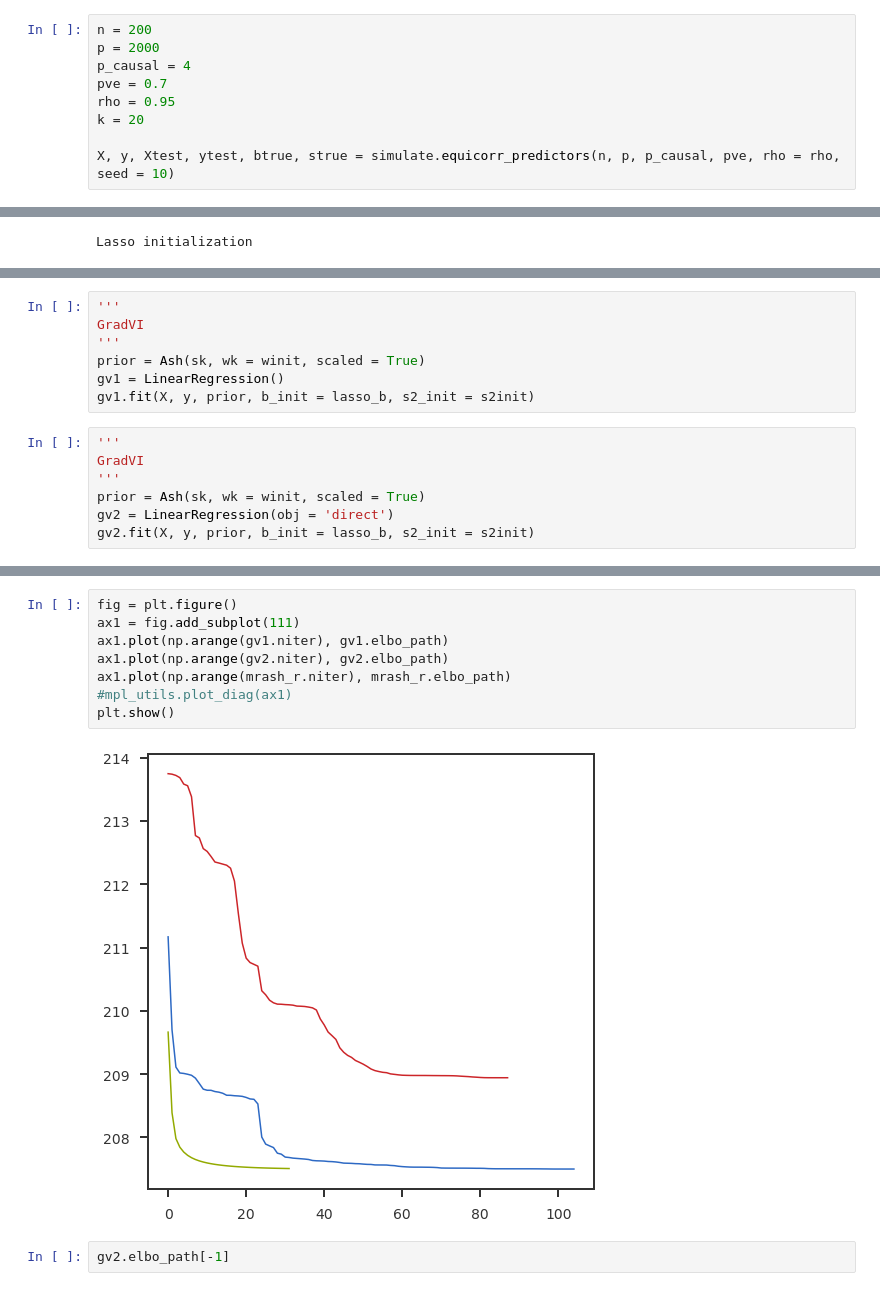
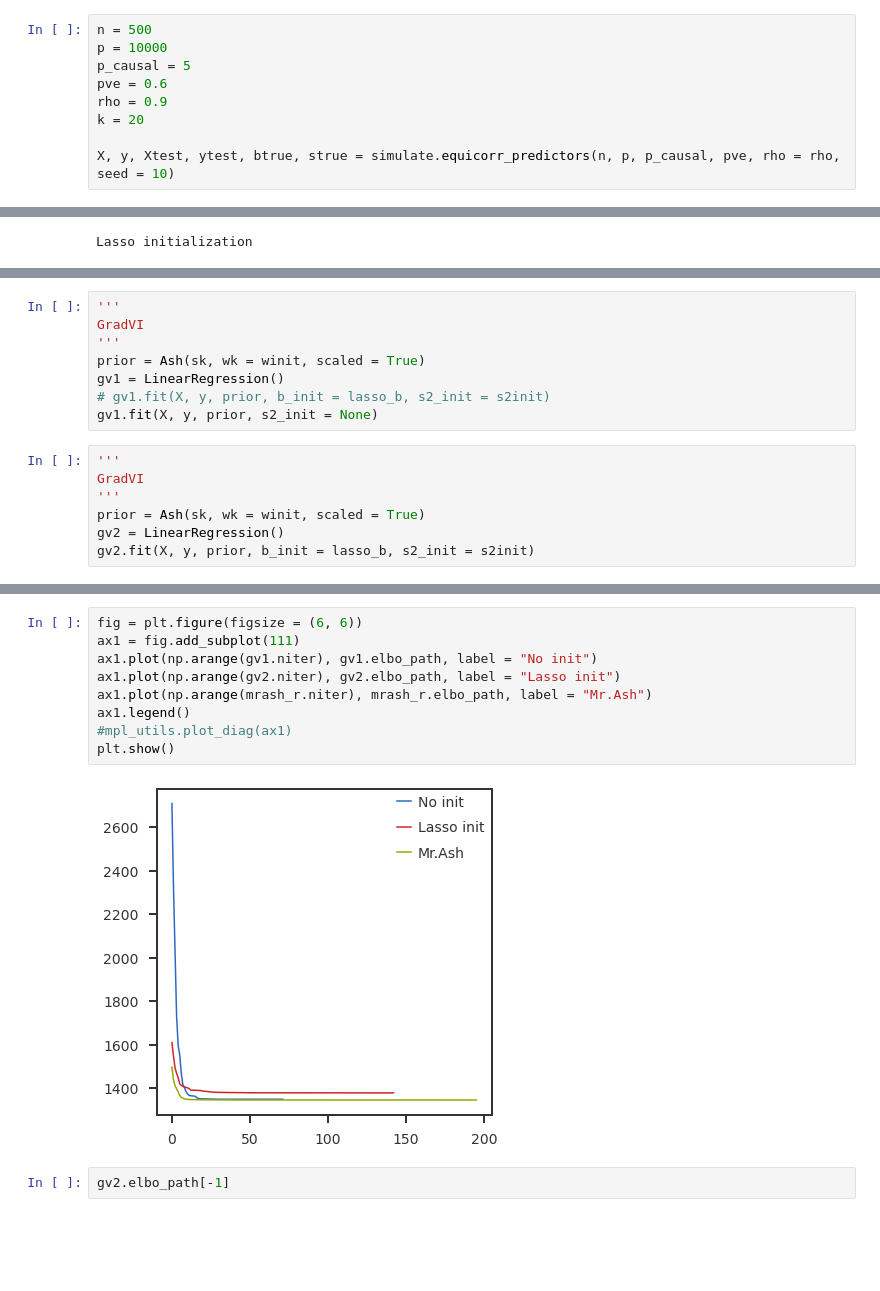
Before and after one commit to banskt/mr-ash-pen-workspace, a Jupyter notebook: notebooks/simulation_setup/high_dimension_sparse.ipynb, the cells around one changed output, grey strips where cells are left out. Drawn from its saved outputs; the diff is of its cells as text; blank space fills up the shorter version.

```diff
--- a/notebooks/simulation_setup/high_dimension_sparse.ipynb
+++ b/notebooks/simulation_setup/high_dimension_sparse.ipynb
@@ -19,11 +22,11 @@ from mrashpen.models import mixture_gaussian as mix_gauss
 from gradvi.inference import LinearRegression
 from gradvi.priors import Ash
 # %%
-n = 200
-p = 2000
-p_causal = 4
-pve = 0.7
-rho = 0.95
+n = 500
+p = 10000
+p_causal = 5
+pve = 0.6
+rho = 0.9
 k = 20
 
 X, y, Xtest, ytest, btrue, strue = simulate.equicorr_predictors(n, p, p_causal, pve, rho = rho, seed = 10)
@@ -109,12 +113,13 @@ GradVI
 '''
 prior = Ash(sk, wk = winit, scaled = True)
 gv1 = LinearRegression()
-gv1.fit(X, y, prior, b_init = lasso_b, s2_init = s2init)
+# gv1.fit(X, y, prior, b_init = lasso_b, s2_init = s2init)
+gv1.fit(X, y, prior, s2_init = None)
 # %%
 '''
 GradVI
 '''
 prior = Ash(sk, wk = winit, scaled = True)
-gv2 = LinearRegression(obj = 'direct')
+gv2 = LinearRegression()
 gv2.fit(X, y, prior, b_init = lasso_b, s2_init = s2init)
 # %%
@@ -159,13 +227,14 @@ array([209.66405715, 208.38966829, 207.98169527, 207.84575579,
 # %%
-fig = plt.figure()
+fig = plt.figure(figsize = (6, 6))
 ax1 = fig.add_subplot(111)
-ax1.plot(np.arange(gv1.niter), gv1.elbo_path)
-ax1.plot(np.arange(gv2.niter), gv2.elbo_path)
-ax1.plot(np.arange(mrash_r.niter), mrash_r.elbo_path)
+ax1.plot(np.arange(gv1.niter), gv1.elbo_path, label = "No init")
+ax1.plot(np.arange(gv2.niter), gv2.elbo_path, label = "Lasso init")
+ax1.plot(np.arange(mrash_r.niter), mrash_r.elbo_path, label = "Mr.Ash")
+ax1.legend()
 #mpl_utils.plot_diag(ax1)
 plt.show()
 # %% [output]
-[figure, old version]
+[figure, new version]
 # %%
 gv2.elbo_path[-1]
 # %% [output]
```
Also changed, not shown: parts of 21 cells of this notebook, 1 other file.
